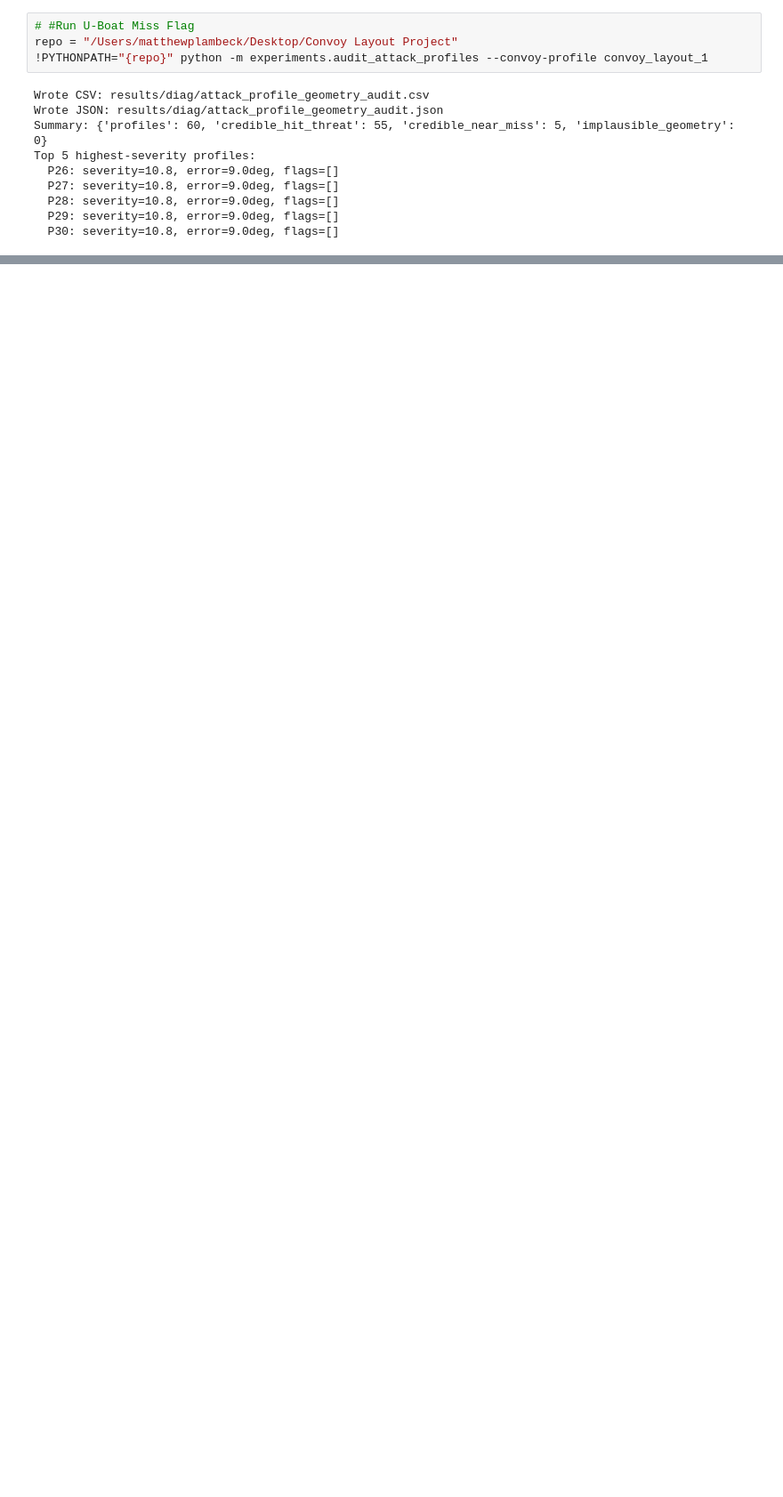
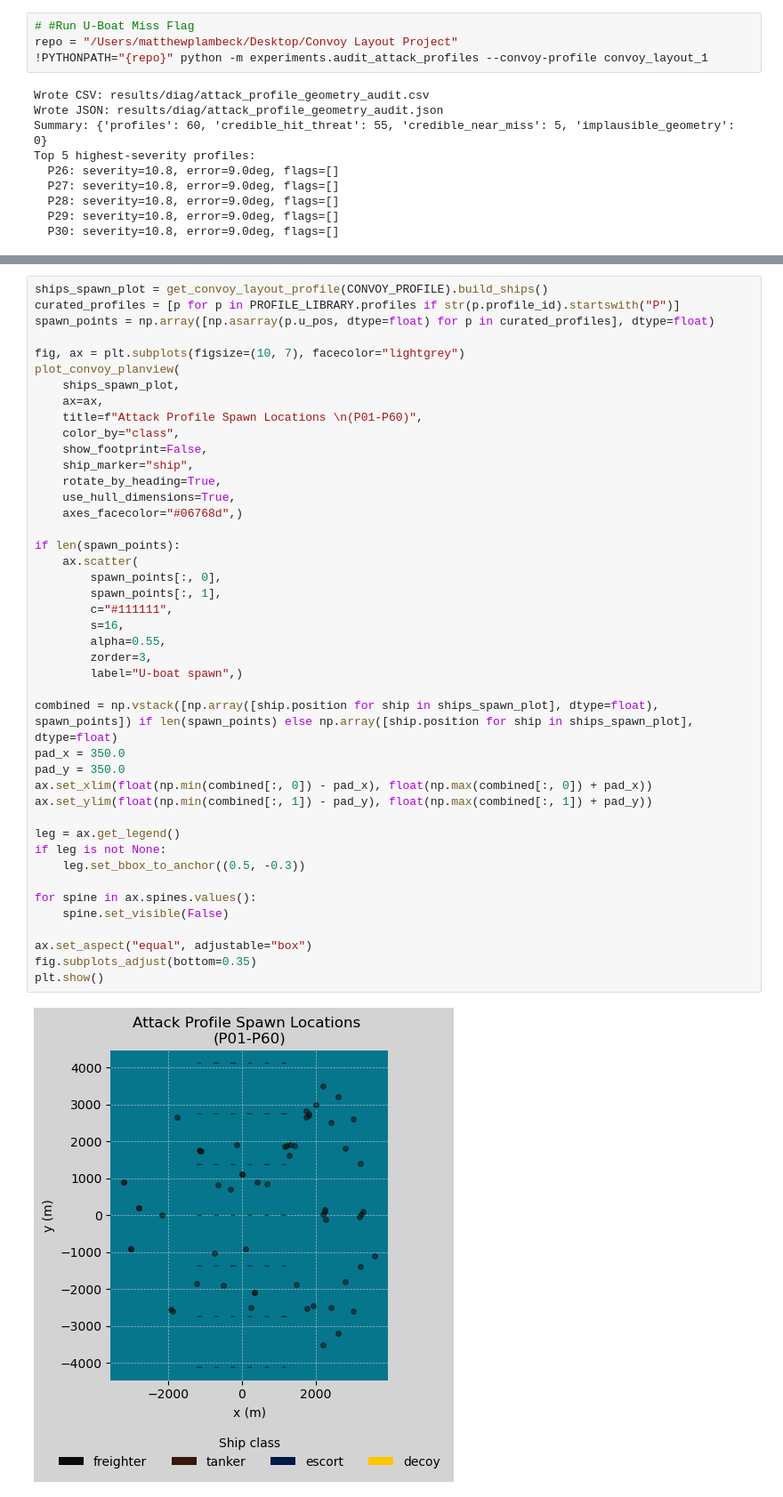
Before and after one commit to MAP9900/Convoy-Layout-Project, a Jupyter notebook: notebooks/attack_profile_tests.ipynb, the cells around one changed output, grey strips where cells are left out. Shown at 89% size. Cells and saved outputs as stored; diff of their text form; blank space fills up the shorter version.

Commit message:
Refactor convoy layout rendering logic

```diff
--- a/notebooks/attack_profile_tests.ipynb
+++ b/notebooks/attack_profile_tests.ipynb
@@ -286,0 +292,45 @@ Top 5 highest-severity profiles:
+# %%
+ships_spawn_plot = get_convoy_layout_profile(CONVOY_PROFILE).build_ships()
+curated_profiles = [p for p in PROFILE_LIBRARY.profiles if str(p.profile_id).startswith("P")]
+spawn_points = np.array([np.asarray(p.u_pos, dtype=float) for p in curated_profiles], dtype=float)
+
+fig, ax = plt.subplots(figsize=(10, 7), facecolor="lightgrey")
+plot_convoy_planview(
+    ships_spawn_plot,
+    ax=ax,
+    title=f"Attack Profile Spawn Locations \n(P01-P60)",
+    color_by="class",
+    show_footprint=False,
+    ship_marker="ship",
+    rotate_by_heading=True,
+    use_hull_dimensions=True,
+    axes_facecolor="#06768d",)
+
+if len(spawn_points):
+    ax.scatter(
+        spawn_points[:, 0],
+        spawn_points[:, 1],
+        c="#111111",
+        s=16,
+        alpha=0.55,
+        zorder=3,
+        label="U-boat spawn",)
+
+combined = np.vstack([np.array([ship.position for ship in ships_spawn_plot], dtype=float), spawn_points]) if len(spawn_points) else np.array([ship.position for ship in ships_spawn_plot], dtype=float)
+pad_x = 350.0
+pad_y = 350.0
+ax.set_xlim(float(np.min(combined[:, 0]) - pad_x), float(np.max(combined[:, 0]) + pad_x))
+ax.set_ylim(float(np.min(combined[:, 1]) - pad_y), float(np.max(combined[:, 1]) + pad_y))
+
+leg = ax.get_legend()
+if leg is not None:
+    leg.set_bbox_to_anchor((0.5, -0.3))
+
+for spine in ax.spines.values():
+    spine.set_visible(False)
+
+ax.set_aspect("equal", adjustable="box")
+fig.subplots_adjust(bottom=0.35)
+plt.show()
+# %% [output]
+[figure, added]
```
Also changed, not shown: parts of 1 cell of this notebook, 1 other file.
